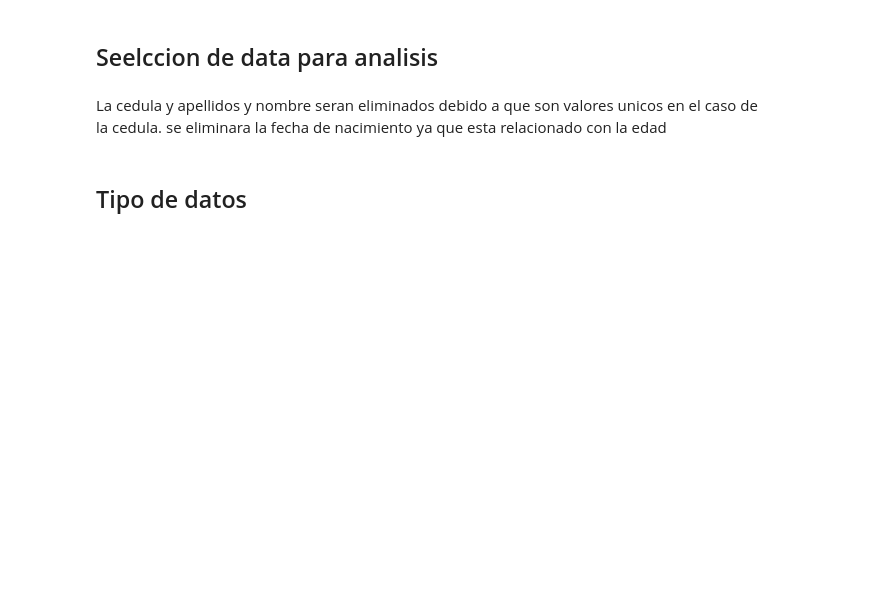
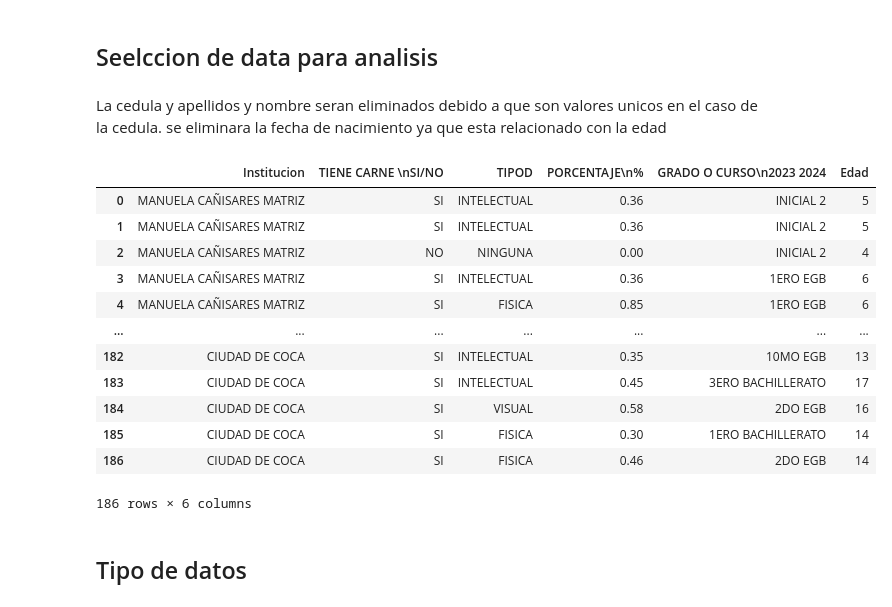
Before and after one commit to edgarMuno/DISCAPACIDADCLUSTERS, a Jupyter notebook: Vinculacion/Cluster.ipynb, the cells around one changed output. Cells and saved outputs as stored; diff of their text form; code cells hidden in the pictures; blank space fills up the shorter version.

```diff
--- a/Vinculacion/Cluster.ipynb
+++ b/Vinculacion/Cluster.ipynb
@@ -346,7 +426,10 @@ Agrupar por cusros y sacar el promedio e insertar en los nulos los promedio de c
 for i in cursos:
     # Filtrar el DataFrame para para cada curso
     mask = (df["GRADO O CURSO\n2023 2024"] == i) & (df['TIPOD'] != 'NINGUNA')
+   # print(len(df.loc[mask, 'FECHA DE NACIMIENTO \nDÍA-MES-AÑO']))
  # Calcular la media de las fechas disponibles para para el curso
+    if df.loc[mask, 'FECHA DE NACIMIENTO \nDÍA-MES-AÑO'].isna().all():
+        continue  # Saltar si todas las entradas son NaN
     mean_date = df.loc[mask, 'FECHA DE NACIMIENTO \nDÍA-MES-AÑO'].mean()
     print(i)
     print(mean_date)
@@ -367,8 +476,9 @@ for i in cursos:
  # Calcular la media de las fechas disponibles para para el curso
     mean_date = df.loc[mask, 'FECHA DE NACIMIENTO \nDÍA-MES-AÑO'].mean()
 
-
-    #print( mean_date)
-    #print(mean_date)
+    if df.loc[mask, 'FECHA DE NACIMIENTO \nDÍA-MES-AÑO'].isna().all():
+        continue  # Saltar si todas las entradas son NaN
+    print(i)
+    print(mean_date)
 
     df.loc[mask, 'FECHA DE NACIMIENTO \nDÍA-MES-AÑO'] = df.loc[mask, 'FECHA DE NACIMIENTO \nDÍA-MES-AÑO'].fillna(mean_date)
@@ -415,6 +575,21 @@ df
 # %%
-df_new=df.drop(columns=df.columns[[0,1,2]])
+
+df_new=df.drop(columns=df.columns[[1,2,3]])
 df_new
+# %% [output]
+|  | Institucion | TIENE CARNE \nSI/NO | TIPOD | PORCENTAJE\n% | GRADO O CURSO\n2023 2024 | Edad |
+| 0 | MANUELA CAÑISARES MATRIZ | SI | INTELECTUAL | 0.36 | INICIAL 2 | 5 |
+| 1 | MANUELA CAÑISARES MATRIZ | SI | INTELECTUAL | 0.36 | INICIAL 2 | 5 |
+| 2 | MANUELA CAÑISARES MATRIZ | NO | NINGUNA | 0.00 | INICIAL 2 | 4 |
+| 3 | MANUELA CAÑISARES MATRIZ | SI | INTELECTUAL | 0.36 | 1ERO EGB | 6 |
+| 4 | MANUELA CAÑISARES MATRIZ | SI | FISICA | 0.85 | 1ERO EGB | 6 |
+| ... | ... | ... | ... | ... | ... | ... |
+| 182 | CIUDAD DE COCA | SI | INTELECTUAL | 0.35 | 10MO EGB | 13 |
+| 183 | CIUDAD DE COCA | SI | INTELECTUAL | 0.45 | 3ERO BACHILLERATO | 17 |
+| 184 | CIUDAD DE COCA | SI | VISUAL | 0.58 | 2DO EGB | 16 |
+| 185 | CIUDAD DE COCA | SI | FISICA | 0.30 | 1ERO BACHILLERATO | 14 |
+| 186 | CIUDAD DE COCA | SI | FISICA | 0.46 | 2DO EGB | 14 |
+186 rows × 6 columns
 # %% [markdown]
 ## Tipo de datos
 # %%
```
Also changed, not shown: parts of 73 cells of this notebook, 1 other file.
